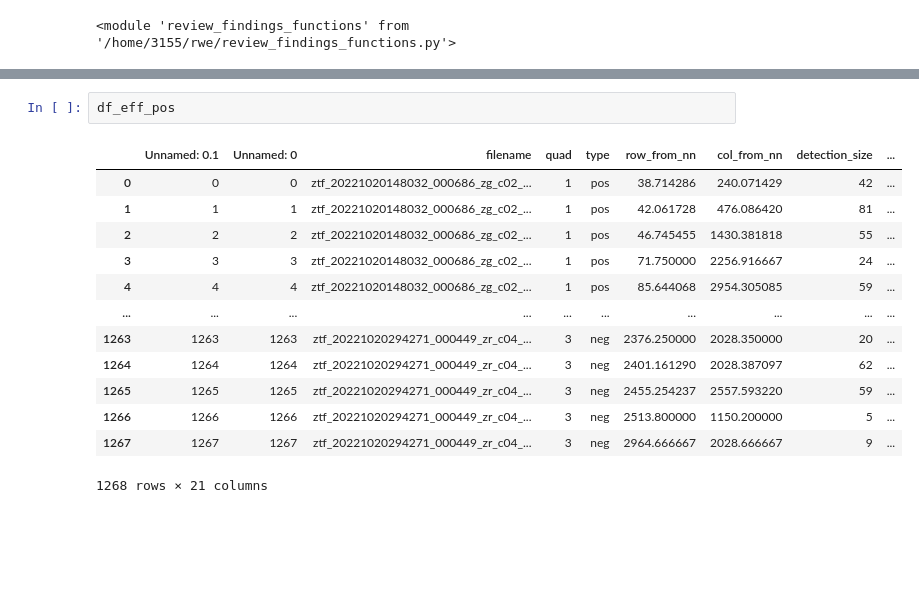
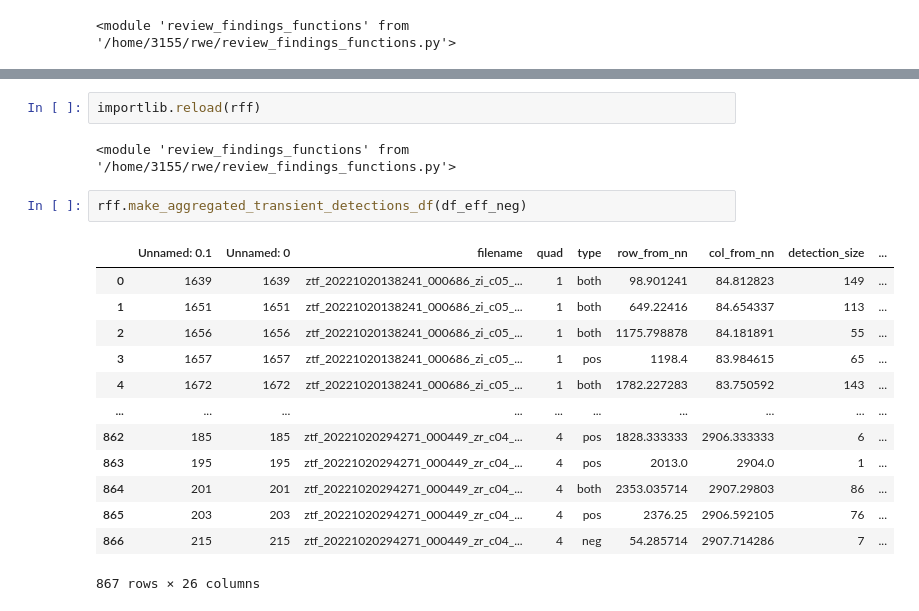
Before and after one commit to SHDaniels/Continuous-Readout-Image-Transient-Detection-with-CNNs, a Jupyter notebook: science_extractions_inspection.ipynb, the cells around one changed output, grey strips where cells are left out. Saved outputs shown, nothing was run; the diff lists cells and outputs as text; blank space fills up the shorter version.

```diff
--- a/science_extractions_inspection.ipynb
+++ b/science_extractions_inspection.ipynb
@@ -1150,16 +1113,20 @@ rff.get_tot_npy
+# %%
+importlib.reload(rff)
+# %% [output]
+<module 'review_findings_functions' from '/home/3155/rwe/review_findings_functions.py'>
 # %%
-df_eff_pos
+rff.make_aggregated_transient_detections_df(df_eff_neg)
 # %% [output]
 |  | Unnamed: 0.1 | Unnamed: 0 | filename | quad | type | row_from_nn | col_from_nn | detection_size | ... |
-| 0 | 0 | 0 | ztf_20221020148032_000686_zg_c02_... | 1 | pos | 38.714286 | 240.071429 | 42 | ... |
-| 1 | 1 | 1 | ztf_20221020148032_000686_zg_c02_... | 1 | pos | 42.061728 | 476.086420 | 81 | ... |
-| 2 | 2 | 2 | ztf_20221020148032_000686_zg_c02_... | 1 | pos | 46.745455 | 1430.381818 | 55 | ... |
-| 3 | 3 | 3 | ztf_20221020148032_000686_zg_c02_... | 1 | pos | 71.750000 | 2256.916667 | 24 | ... |
-| 4 | 4 | 4 | ztf_20221020148032_000686_zg_c02_... | 1 | pos | 85.644068 | 2954.305085 | 59 | ... |
+| 0 | 1639 | 1639 | ztf_20221020138241_000686_zi_c05_... | 1 | both | 98.901241 | 84.812823 | 149 | ... |
+| 1 | 1651 | 1651 | ztf_20221020138241_000686_zi_c05_... | 1 | both | 649.22416 | 84.654337 | 113 | ... |
+| 2 | 1656 | 1656 | ztf_20221020138241_000686_zi_c05_... | 1 | both | 1175.798878 | 84.181891 | 55 | ... |
+| 3 | 1657 | 1657 | ztf_20221020138241_000686_zi_c05_... | 1 | pos | 1198.4 | 83.984615 | 65 | ... |
+| 4 | 1672 | 1672 | ztf_20221020138241_000686_zi_c05_... | 1 | both | 1782.227283 | 83.750592 | 143 | ... |
 | ... | ... | ... | ... | ... | ... | ... | ... | ... | ... |
-| 1263 | 1263 | 1263 | ztf_20221020294271_000449_zr_c04_... | 3 | neg | 2376.250000 | 2028.350000 | 20 | ... |
-| 1264 | 1264 | 1264 | ztf_20221020294271_000449_zr_c04_... | 3 | neg | 2401.161290 | 2028.387097 | 62 | ... |
-| 1265 | 1265 | 1265 | ztf_20221020294271_000449_zr_c04_... | 3 | neg | 2455.254237 | 2557.593220 | 59 | ... |
-| 1266 | 1266 | 1266 | ztf_20221020294271_000449_zr_c04_... | 3 | neg | 2513.800000 | 1150.200000 | 5 | ... |
-| 1267 | 1267 | 1267 | ztf_20221020294271_000449_zr_c04_... | 3 | neg | 2964.666667 | 2028.666667 | 9 | ... |
+| 862 | 185 | 185 | ztf_20221020294271_000449_zr_c04_... | 4 | pos | 1828.333333 | 2906.333333 | 6 | ... |
+| 863 | 195 | 195 | ztf_20221020294271_000449_zr_c04_... | 4 | pos | 2013.0 | 2904.0 | 1 | ... |
+| 864 | 201 | 201 | ztf_20221020294271_000449_zr_c04_... | 4 | both | 2353.035714 | 2907.29803 | 86 | ... |
+| 865 | 203 | 203 | ztf_20221020294271_000449_zr_c04_... | 4 | pos | 2376.25 | 2906.592105 | 76 | ... |
+| 866 | 215 | 215 | ztf_20221020294271_000449_zr_c04_... | 4 | neg | 54.285714 | 2907.714286 | 7 | ... |
-1268 rows × 21 columns
+867 rows × 26 columns
```
Also changed, not shown: parts of 43 cells of this notebook, 5 other files.
